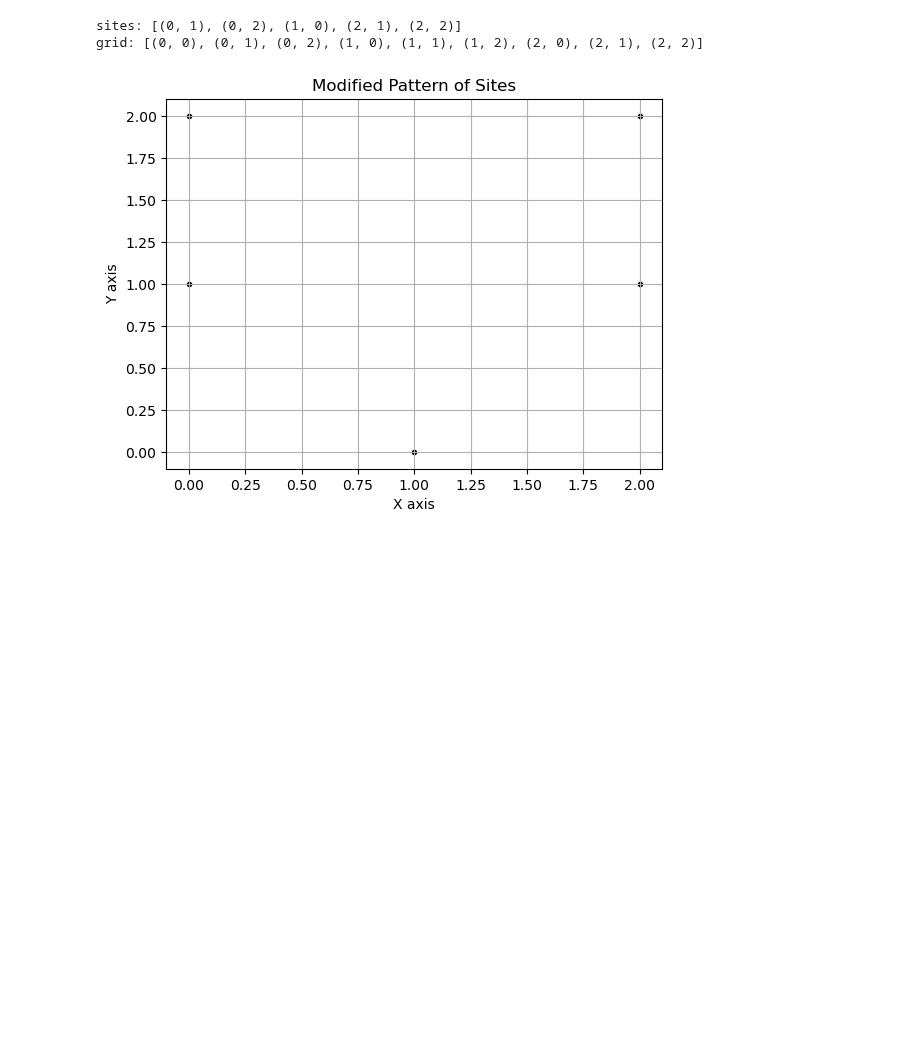
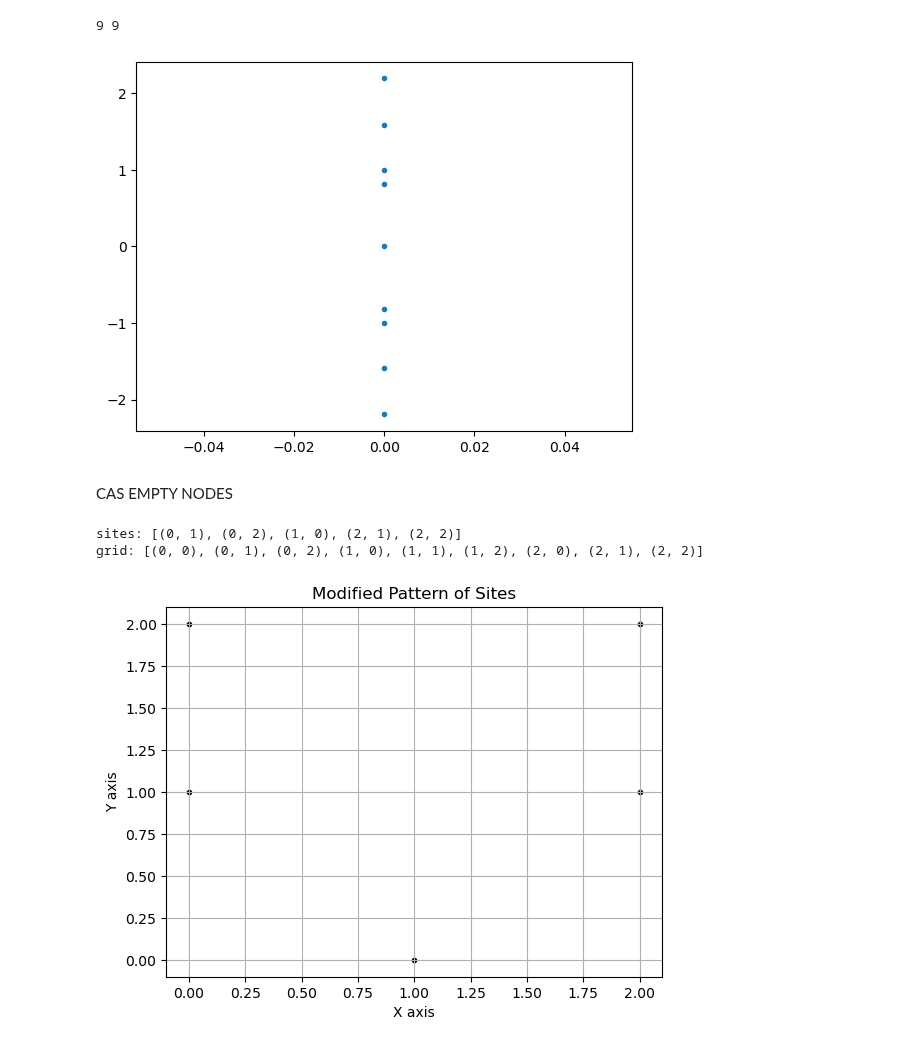
Before and after one commit to mldessu/projetsimu, a Jupyter notebook: Flocons/flocons.ipynb, the cells around one changed output. Drawn from its saved outputs; the diff is of its cells as text; code cells hidden in the pictures; blank space fills up the shorter version.

```diff
--- a/Flocons/flocons.ipynb
+++ b/Flocons/flocons.ipynb
@@ -6,3 +107,13 @@ import matplotlib.pyplot as plt
+# %%
+zero = np.zeros(len(energies))
+print(len(zero), len(energies))
+plt.scatter(zero, energies, marker=".")
+plt.show()
+# %% [output]
+9 9
+[figure, added]
+# %% [markdown]
+CAS EMPTY NODES
 # %%
 width = 3 #axe x, direction zigzag
 height = 3 #axe y, direction armchair
```
Also changed, not shown: parts of 7 cells of this notebook.
